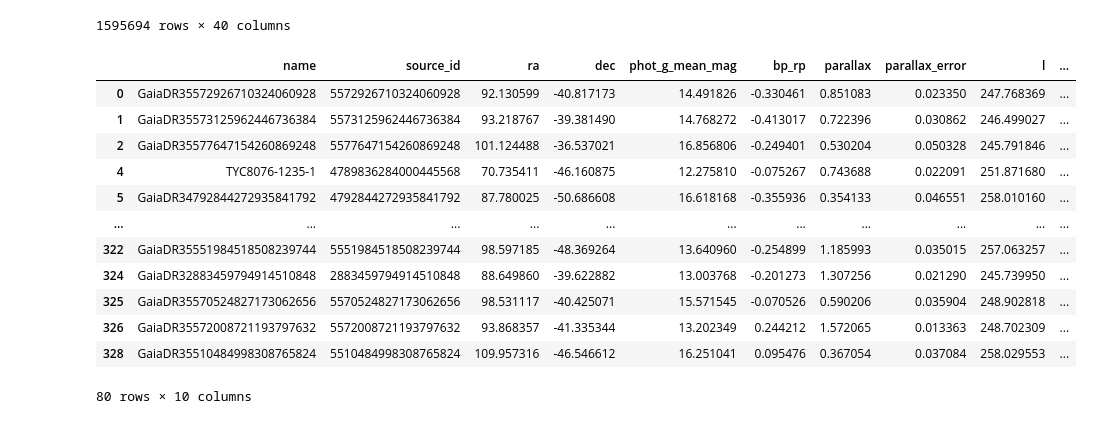
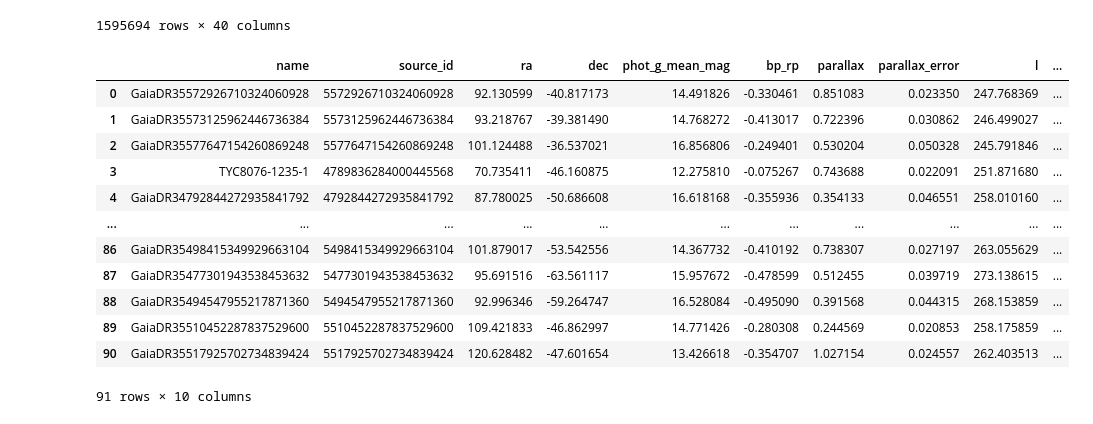
Before and after one commit to ivs-kuleuven/platosim3, a Jupyter notebook: docs/technical/PlatoCS/HotSubdwarfPulsators.ipynb, the cells around one changed output. Cells and saved outputs as stored; diff of their text form; code cells hidden in the pictures.

Commit message:
Updated notebook for hot-subdwarf GO proposal

```diff
--- a/docs/technical/PlatoCS/HotSubdwarfPulsators.ipynb
+++ b/docs/technical/PlatoCS/HotSubdwarfPulsators.ipynb
@@ -37,8 +37,10 @@ display(HTML("<style>.container {width:80% !important; }</style>"))
 # %%
 # Set global paths
 hdir = Path(os.getenv('PLATO_PROJECT_HOME')) / 'inputfiles/data_picsim'
-path = Path(os.getenv('PLATO_WORKDIR')) / 'go_hotsubdwarf'
+path = Path(os.getenv('PLATO_WORKDIR')) / 'go_hotsd_pulsators'
+ddir = path / 'data'
 idir = path / 'input'
+odir = path / 'output'
 fdir = path / 'figures'
 sdir = path / 'simulations'
 # %% [markdown]
@@ -49,7 +51,9 @@ sdir = path / 'simulations'
 ### Inspect stellar catalogue
 # %%
 # Load hot subdwarf stars
-df = pd.read_csv(idir / 'Plato_hot_subdwarf_stars.csv')
+df0 = pd.read_csv(ddir / 'Plato_hot_subdwarf_stars.csv')
+df1 = pd.read_csv(ddir / 'Plato_hot_subdwarf_stars_extension_spectra.csv')
+df = pd.concat([df0, df1]).reset_index(drop=True)
 df
 # %% [output]
 |  | name | source_id | ra | dec | phot_g_mean_mag | bp_rp | parallax | parallax_error | l | ... |
@@ -137,9 +144,9 @@ Note that the reason why there are some targets outside the LOPS2 FOV is because
 ### Cross-match with LOPS2 F-CAM sources
 # %%
 # Load PLATO-CS catalogue
-ds = pd.read_feather(hdir / 'PlatoCS_FCAM_LOPS2.ftr')
-ds.gaiaDR3 = ds.gaiaDR3.astype('int64')
-ds
+df_fcam = pd.read_feather(hdir / 'PlatoCS_FCAM_LOPS2.ftr')
+df_fcam.gaiaDR3 = df_fcam.gaiaDR3.astype('int64')
+df_fcam
 # %% [output]
 |  | gaiaDR3 | ra | dec | Gmag | BP_RP | Ag | plx | plx_err | pmra | pmdec | ... | ... |
 | 0 | 5502164890740285696 | 102.484267 | -50.614848 | 2.618499 | 1.312425 | NaN | 18.757713 | 0.347519 | 32.618184 | -69.565734 | ... | ... |
@@ -156,19 +163,19 @@ ds
 1595694 rows × 40 columns
 # %%
 # Cross-match with catalogues
-dt = df[df['source_id'].isin(ds['gaiaDR3'])]
-dt
+dt_fcam = df[df['source_id'].isin(df_fcam['gaiaDR3'])].reset_index(drop=True)
+dt_fcam
 # %% [output]
 |  | name | source_id | ra | dec | phot_g_mean_mag | bp_rp | parallax | parallax_error | l | ... |
 | 0 | GaiaDR35572926710324060928 | 5572926710324060928 | 92.130599 | -40.817173 | 14.491826 | -0.330461 | 0.851083 | 0.023350 | 247.768369 | ... |
 | 1 | GaiaDR35573125962446736384 | 5573125962446736384 | 93.218767 | -39.381490 | 14.768272 | -0.413017 | 0.722396 | 0.030862 | 246.499027 | ... |
 | 2 | GaiaDR35577647154260869248 | 5577647154260869248 | 101.124488 | -36.537021 | 16.856806 | -0.249401 | 0.530204 | 0.050328 | 245.791846 | ... |
-| 4 | TYC8076-1235-1 | 4789836284000445568 | 70.735411 | -46.160875 | 12.275810 | -0.075267 | 0.743688 | 0.022091 | 251.871680 | ... |
-| 5 | GaiaDR34792844272935841792 | 4792844272935841792 | 87.780025 | -50.686608 | 16.618168 | -0.355936 | 0.354133 | 0.046551 | 258.010160 | ... |
+| 3 | TYC8076-1235-1 | 4789836284000445568 | 70.735411 | -46.160875 | 12.275810 | -0.075267 | 0.743688 | 0.022091 | 251.871680 | ... |
+| 4 | GaiaDR34792844272935841792 | 4792844272935841792 | 87.780025 | -50.686608 | 16.618168 | -0.355936 | 0.354133 | 0.046551 | 258.010160 | ... |
 | ... | ... | ... | ... | ... | ... | ... | ... | ... | ... | ... |
-| 322 | GaiaDR35551984518508239744 | 5551984518508239744 | 98.597185 | -48.369264 | 13.640960 | -0.254899 | 1.185993 | 0.035015 | 257.063257 | ... |
-| 324 | GaiaDR32883459794914510848 | 2883459794914510848 | 88.649860 | -39.622882 | 13.003768 | -0.201273 | 1.307256 | 0.021290 | 245.739950 | ... |
-| 325 | GaiaDR35570524827173062656 | 5570524827173062656 | 98.531117 | -40.425071 | 15.571545 | -0.070526 | 0.590206 | 0.035904 | 248.902818 | ... |
-| 326 | GaiaDR35572008721193797632 | 5572008721193797632 | 93.868357 | -41.335344 | 13.202349 | 0.244212 | 1.572065 | 0.013363 | 248.702309 | ... |
-| 328 | GaiaDR35510484998308765824 | 5510484998308765824 | 109.957316 | -46.546612 | 16.251041 | 0.095476 | 0.367054 | 0.037084 | 258.029553 | ... |
+| 86 | GaiaDR35498415349929663104 | 5498415349929663104 | 101.879017 | -53.542556 | 14.367732 | -0.410192 | 0.738307 | 0.027197 | 263.055629 | ... |
+| 87 | GaiaDR35477301943538453632 | 5477301943538453632 | 95.691516 | -63.561117 | 15.957672 | -0.478599 | 0.512455 | 0.039719 | 273.138615 | ... |
+| 88 | GaiaDR35494547955217871360 | 5494547955217871360 | 92.996346 | -59.264747 | 16.528084 | -0.495090 | 0.391568 | 0.044315 | 268.153859 | ... |
+| 89 | GaiaDR35510452287837529600 | 5510452287837529600 | 109.421833 | -46.862997 | 14.771426 | -0.280308 | 0.244569 | 0.020853 | 258.175859 | ... |
+| 90 | GaiaDR35517925702734839424 | 5517925702734839424 | 120.628482 | -47.601654 | 13.426618 | -0.354707 | 1.027154 | 0.024557 | 262.403513 | ... |
-80 rows × 10 columns
+91 rows × 10 columns
```
Also changed, not shown: parts of 40 cells of this notebook.
